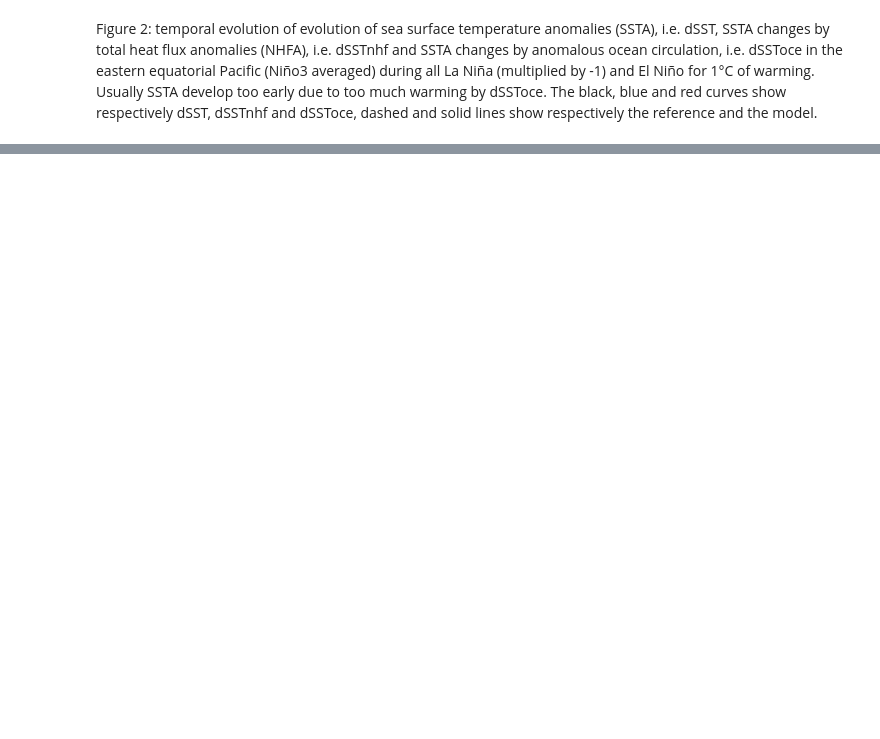
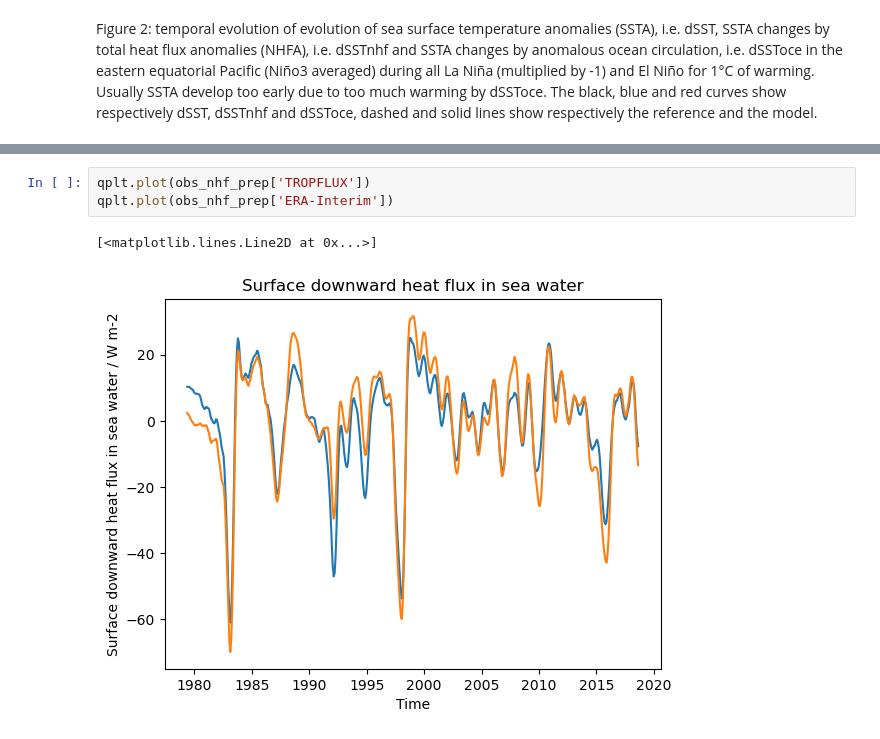
Before and after one commit to ACCESS-NRI/ACCESS-ENSO-recipes, a Jupyter notebook: 24-ocean_driven_SST.ipynb, the cells around one changed output, grey strips where cells are left out. Drawn from its saved outputs; the diff is of its cells as text; blank space fills up the shorter version.

```diff
--- a/24-ocean_driven_SST.ipynb
+++ b/24-ocean_driven_SST.ipynb
@@ -470,0 +568,6 @@ obs_data = dSSTnhf_ninonina(events, obs)
+# %%
+qplt.plot(obs_nhf_prep['TROPFLUX'])
+qplt.plot(obs_nhf_prep['ERA-Interim'])
+# %% [output]
+[<matplotlib.lines.Line2D at 0x...>]
+[figure, added]
```
Also changed, not shown: parts of 17 cells of this notebook.
